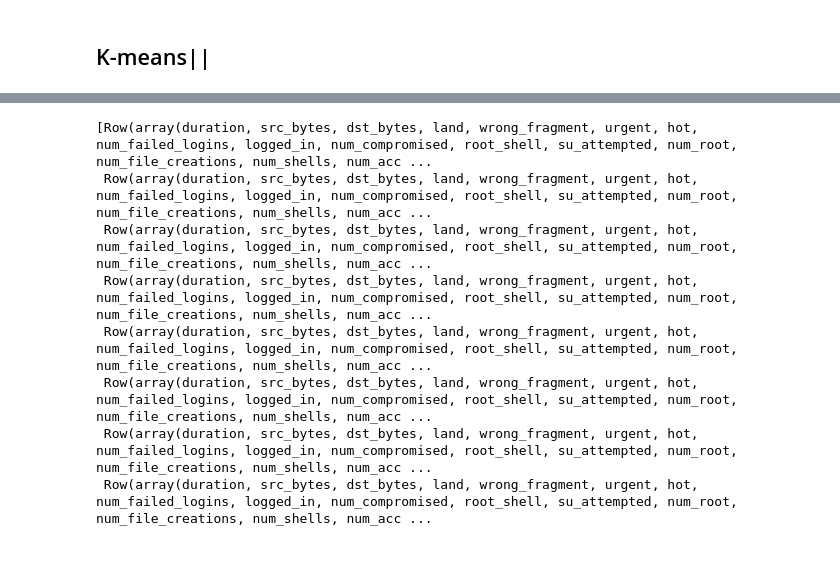
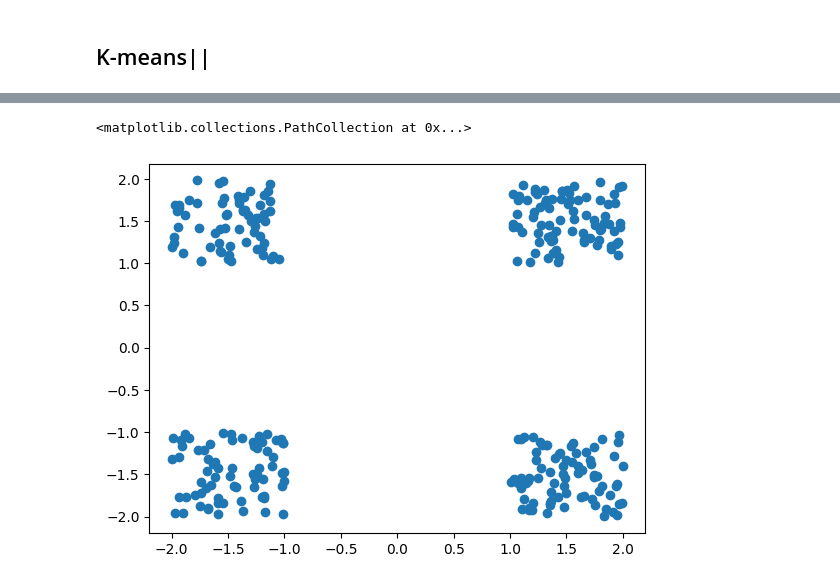
Before and after one commit to group9ine/distributed-k-means, a Jupyter notebook: notebooks/parallel_kmeans_dataframe.ipynb, the cells around one changed output, grey strips where cells are left out. Drawn from its saved outputs; the diff is of its cells as text; code cells hidden in the pictures; blank space fills up the shorter version.

```diff
--- a/notebooks/parallel_kmeans_dataframe.ipynb
+++ b/notebooks/parallel_kmeans_dataframe.ipynb
@@ -321,3 +326,8 @@ def kmeans_parallel(data, k, l):
         #downsample
         pass
     return centr
+# %%
+testdata = np.random.random(size=(300, 2))*2-1
+testdata[testdata>=0]+=1
+testdata[testdata<0]-=1
+testdata
@@ -323,0 +352,5 @@ def kmeans_parallel(data, k, l):
+# %%
+plt.scatter([i[0] for i in testdata], [i[1] for i in testdata])
+# %% [output]
+<matplotlib.collections.PathCollection at 0x...>
+[figure, added]
@@ -326,11 +360,0 @@ c = kmeans_parallel(kdd, 10, 1.5)
-# %%
-c
-# %% [output]
-[Row(array(duration, src_bytes, dst_bytes, land, wrong_fragment, urgent, hot, num_failed_logins, logged_in, num_compromised, root_shell, su_attempted, num_root, num_file_creations, num_shells, num_acc ...
- Row(array(duration, src_bytes, dst_bytes, land, wrong_fragment, urgent, hot, num_failed_logins, logged_in, num_compromised, root_shell, su_attempted, num_root, num_file_creations, num_shells, num_acc ...
- Row(array(duration, src_bytes, dst_bytes, land, wrong_fragment, urgent, hot, num_failed_logins, logged_in, num_compromised, root_shell, su_attempted, num_root, num_file_creations, num_shells, num_acc ...
- Row(array(duration, src_bytes, dst_bytes, land, wrong_fragment, urgent, hot, num_failed_logins, logged_in, num_compromised, root_shell, su_attempted, num_root, num_file_creations, num_shells, num_acc ...
- Row(array(duration, src_bytes, dst_bytes, land, wrong_fragment, urgent, hot, num_failed_logins, logged_in, num_compromised, root_shell, su_attempted, num_root, num_file_creations, num_shells, num_acc ...
- Row(array(duration, src_bytes, dst_bytes, land, wrong_fragment, urgent, hot, num_failed_logins, logged_in, num_compromised, root_shell, su_attempted, num_root, num_file_creations, num_shells, num_acc ...
- Row(array(duration, src_bytes, dst_bytes, land, wrong_fragment, urgent, hot, num_failed_logins, logged_in, num_compromised, root_shell, su_attempted, num_root, num_file_creations, num_shells, num_acc ...
- Row(array(duration, src_bytes, dst_bytes, land, wrong_fragment, urgent, hot, num_failed_logins, logged_in, num_compromised, root_shell, su_attempted, num_root, num_file_creations, num_shells, num_acc ...
```
Also changed, not shown: parts of 19 cells of this notebook.
